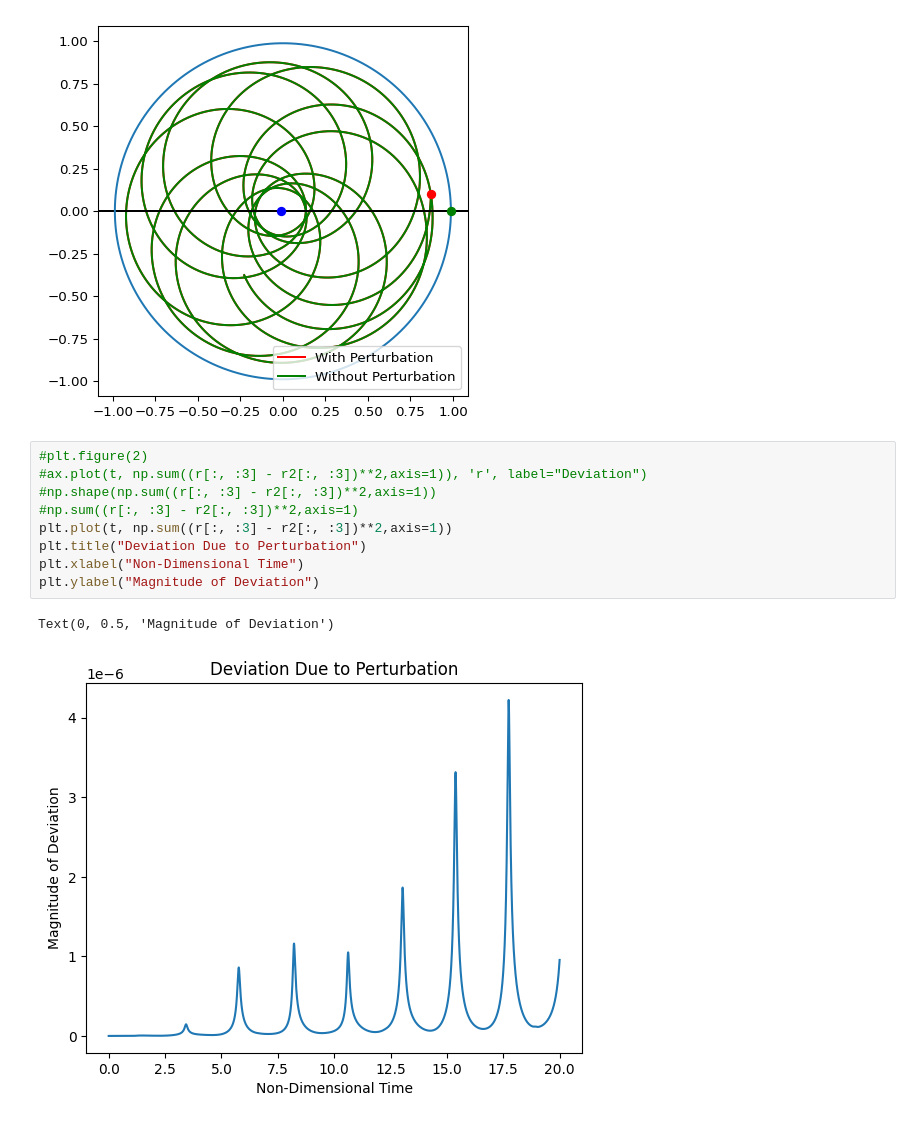
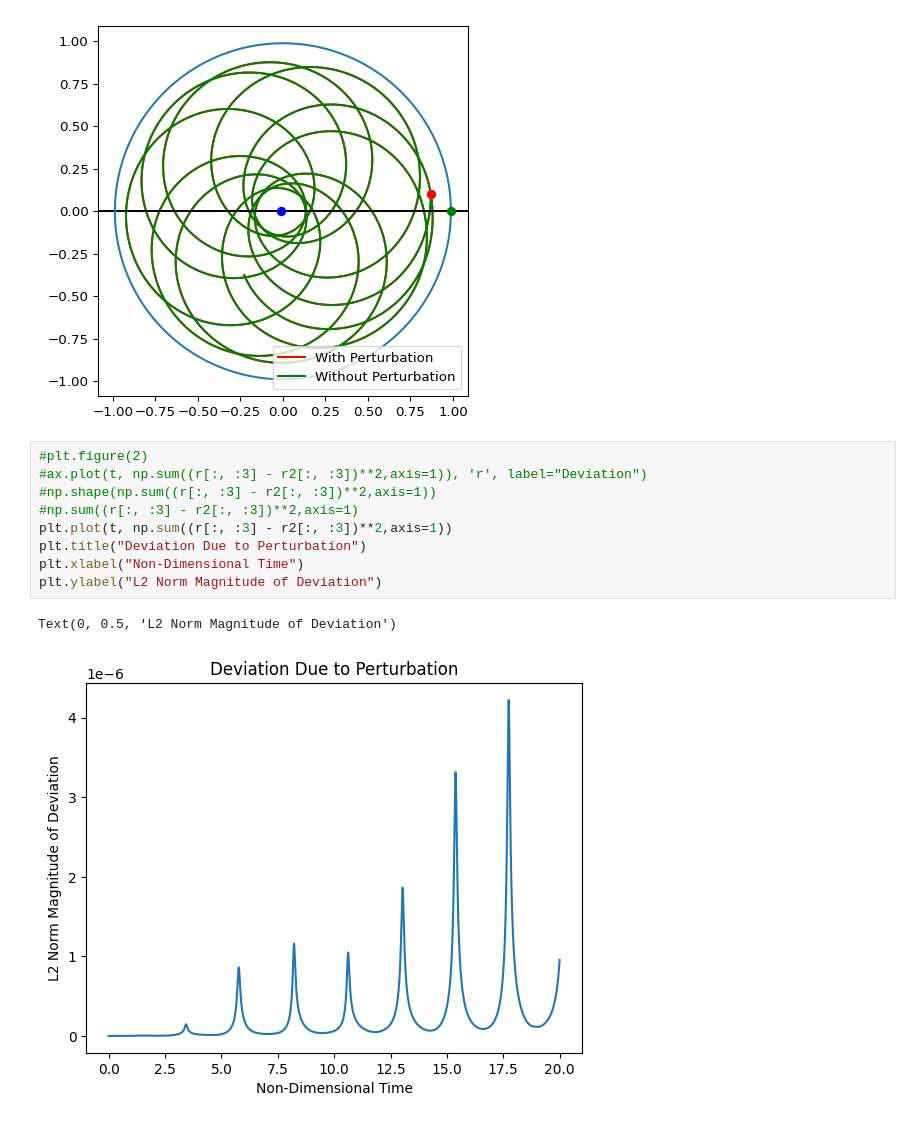
Before and after one commit to PrithuDas2501/CR3BP, a Jupyter notebook: main_Notebook.ipynb, the cells around one changed output. Drawn from its saved outputs; the diff is of its cells as text.

Commit message:
L2Norm

```diff
--- a/main_Notebook.ipynb
+++ b/main_Notebook.ipynb
@@ -110,12 +110,12 @@ plt.show()
 # %%
 #plt.figure(2)
 #ax.plot(t, np.sum((r[:, :3] - r2[:, :3])**2,axis=1)), 'r', label="Deviation")
 #np.shape(np.sum((r[:, :3] - r2[:, :3])**2,axis=1))
 #np.sum((r[:, :3] - r2[:, :3])**2,axis=1)
 plt.plot(t, np.sum((r[:, :3] - r2[:, :3])**2,axis=1))
 plt.title("Deviation Due to Perturbation")
 plt.xlabel("Non-Dimensional Time")
-plt.ylabel("Magnitude of Deviation")
+plt.ylabel("L2 Norm Magnitude of Deviation")
 # %% [output]
-Text(0, 0.5, 'Magnitude of Deviation')
+Text(0, 0.5, 'L2 Norm Magnitude of Deviation')
-[figure, old version]
+[figure, new version]
```
